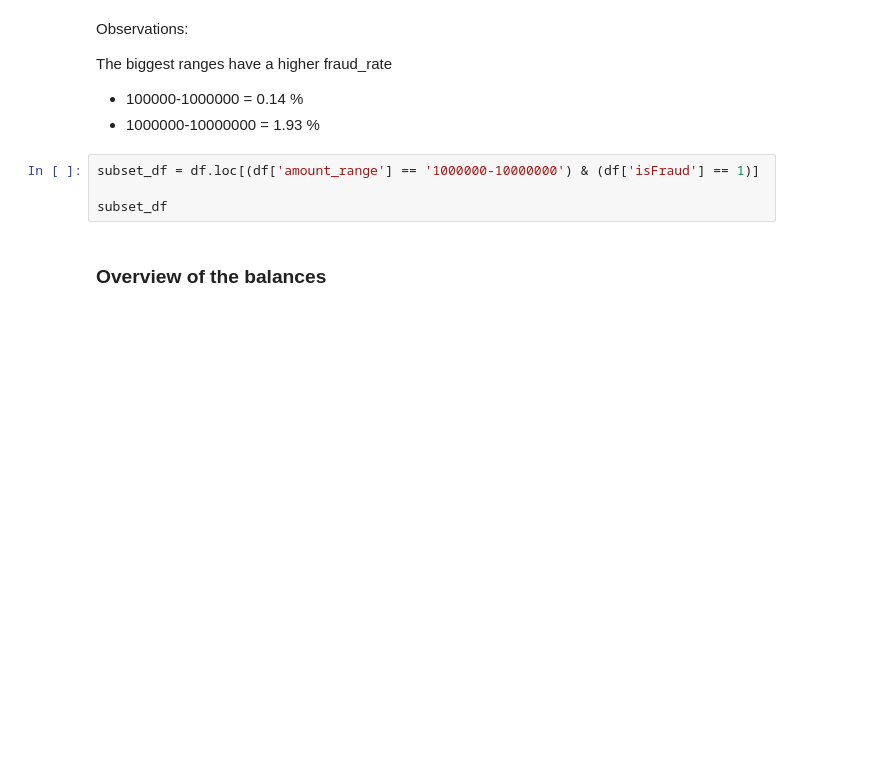
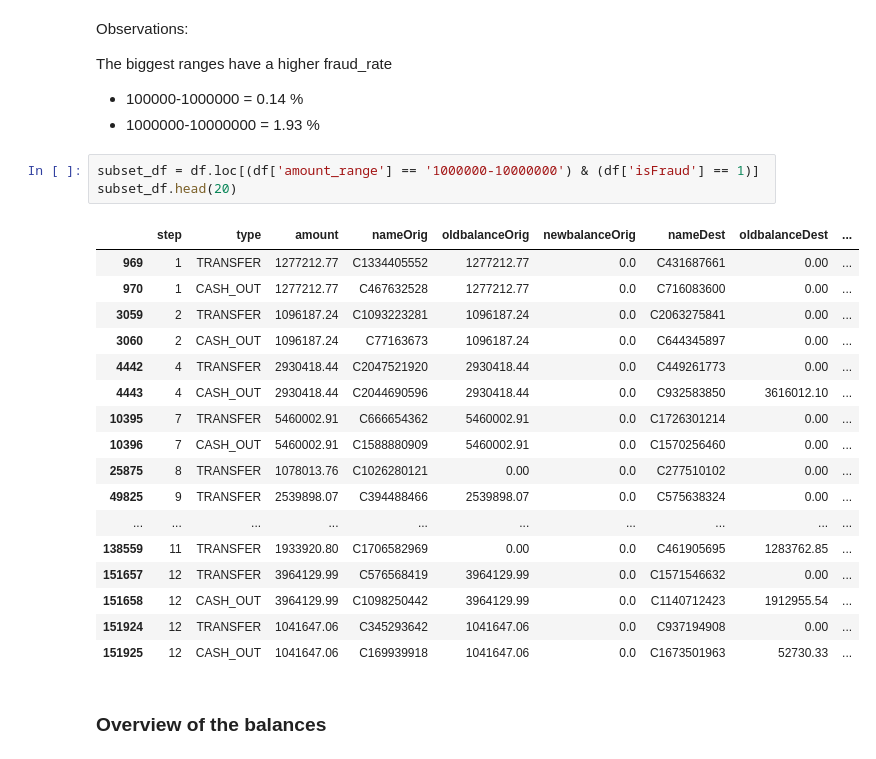
Before and after one commit to AMaldu/fraud_detection, a Jupyter notebook: notebooks/EDA.ipynb, the cells around one changed output. Drawn from its saved outputs; the diff is of its cells as text; blank space fills up the shorter version.

```diff
--- a/notebooks/EDA.ipynb
+++ b/notebooks/EDA.ipynb
@@ -329,8 +387,25 @@ The biggest ranges have a higher fraud_rate
 - 1000000-10000000 = 1.93 %
 # %%
 subset_df = df.loc[(df['amount_range'] == '1000000-10000000') & (df['isFraud'] == 1)]
-
-subset_df
+subset_df.head(20)
+# %% [output]
+|  | step | type | amount | nameOrig | oldbalanceOrig | newbalanceOrig | nameDest | oldbalanceDest | ... |
+| 969 | 1 | TRANSFER | 1277212.77 | C1334405552 | 1277212.77 | 0.0 | C431687661 | 0.00 | ... |
+| 970 | 1 | CASH_OUT | 1277212.77 | C467632528 | 1277212.77 | 0.0 | C716083600 | 0.00 | ... |
+| 3059 | 2 | TRANSFER | 1096187.24 | C1093223281 | 1096187.24 | 0.0 | C2063275841 | 0.00 | ... |
+| 3060 | 2 | CASH_OUT | 1096187.24 | C77163673 | 1096187.24 | 0.0 | C644345897 | 0.00 | ... |
+| 4442 | 4 | TRANSFER | 2930418.44 | C2047521920 | 2930418.44 | 0.0 | C449261773 | 0.00 | ... |
+| 4443 | 4 | CASH_OUT | 2930418.44 | C2044690596 | 2930418.44 | 0.0 | C932583850 | 3616012.10 | ... |
+| 10395 | 7 | TRANSFER | 5460002.91 | C666654362 | 5460002.91 | 0.0 | C1726301214 | 0.00 | ... |
+| 10396 | 7 | CASH_OUT | 5460002.91 | C1588880909 | 5460002.91 | 0.0 | C1570256460 | 0.00 | ... |
+| 25875 | 8 | TRANSFER | 1078013.76 | C1026280121 | 0.00 | 0.0 | C277510102 | 0.00 | ... |
+| 49825 | 9 | TRANSFER | 2539898.07 | C394488466 | 2539898.07 | 0.0 | C575638324 | 0.00 | ... |
+| ... | ... | ... | ... | ... | ... | ... | ... | ... | ... |
+| 138559 | 11 | TRANSFER | 1933920.80 | C1706582969 | 0.00 | 0.0 | C461905695 | 1283762.85 | ... |
+| 151657 | 12 | TRANSFER | 3964129.99 | C576568419 | 3964129.99 | 0.0 | C1571546632 | 0.00 | ... |
+| 151658 | 12 | CASH_OUT | 3964129.99 | C1098250442 | 3964129.99 | 0.0 | C1140712423 | 1912955.54 | ... |
+| 151924 | 12 | TRANSFER | 1041647.06 | C345293642 | 1041647.06 | 0.0 | C937194908 | 0.00 | ... |
+| 151925 | 12 | CASH_OUT | 1041647.06 | C169939918 | 1041647.06 | 0.0 | C1673501963 | 52730.33 | ... |
 # %% [markdown]
 ### Overview of the balances
 # %%
```
Also changed, not shown: parts of 38 cells of this notebook.
